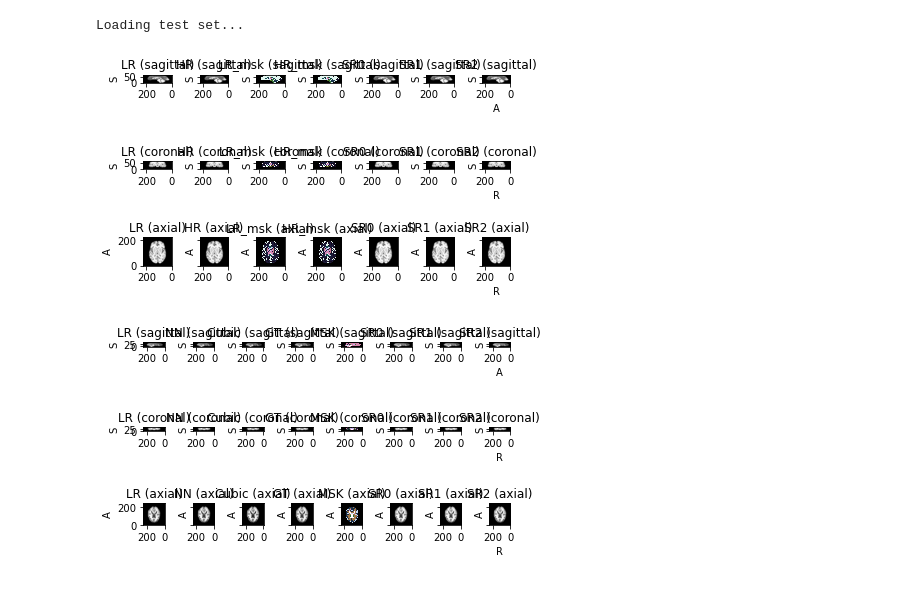
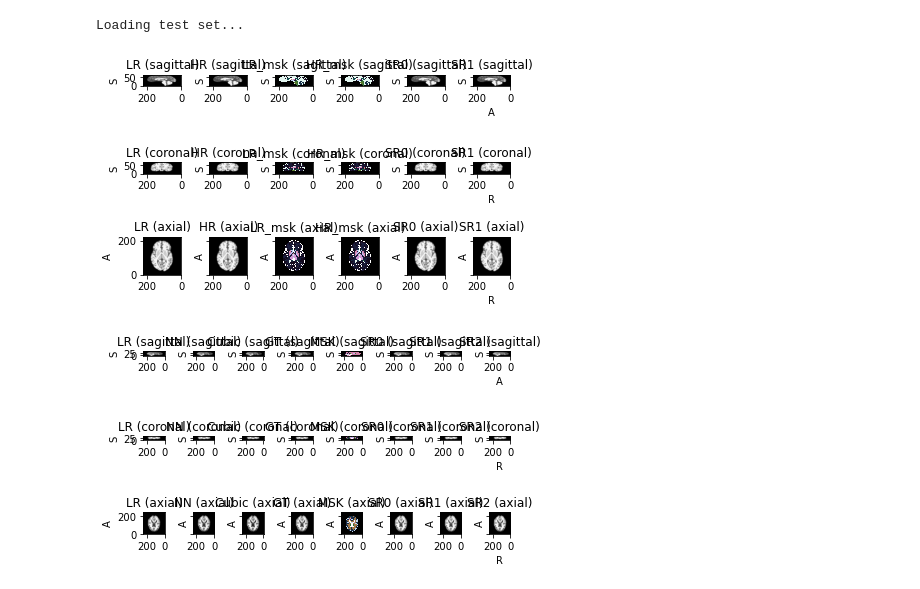
Before and after one commit to rienboonstoppel/SRGan, a Jupyter notebook: predict_multiple_ckpt.ipynb, the cells around one changed output. Saved outputs shown, nothing was run; the diff lists cells and outputs as text; code cells hidden in the pictures.

```diff
--- a/predict_multiple_ckpt.ipynb
+++ b/predict_multiple_ckpt.ipynb
@@ -67,7 +70,7 @@ test_set_real = tio.SubjectsDataset(
 Loading real dataset...
 # %%
 test_subjects = data_split('test',
-                           patients_frac=1,
+                           patients_frac=.5,
                            datasource='2mm_1mm',
                            numslices=None)
 # test_subjects = [test_subjects[0]]
@@ -84,7 +87,7 @@ Loading test set...
 # elif source == 'real':
 #     img = real_set
 # %%
-config_gan = {
+config1 = {
     'optimizer': 'adam',
     'b1': 0.9,
     'b2': 0.5,
@@ -106,7 +109,7 @@ config_gan = {
 root = '/mnt/beta/djboonstoppel/Code'
 exp_name = 'baseline_gan'
 version = 0
-epoch = 68
+epoch = 13
 ckpt_fname = '{}-checkpoint-epoch={}.ckpt'.format(exp_name, epoch)
-path_gan = os.path.join(root, 'log', exp_name, 'version_{}'.format(version), ckpt_fname)
+path1 = os.path.join(root, 'log', exp_name, 'version_{}'.format(version), ckpt_fname)
 # %%
@@ -294,15 +278,17 @@ def get_scores(real, gen):
     ssim = SSIM(real.squeeze(), gen.squeeze(), gaussian_weights=True, sigma=1.5, use_sample_covariance=False)
     nrmse = NRMSE(real, gen)
     return ncc, ssim, nrmse
+# %%
+batch_size = 16
+patch_size = (64,64)
+ovl_perc = (.5,.5)
+overlap, nr_patches = calculate_overlap(test_set_sim[0]['LR'], patch_size, ovl_perc)
+
+configs = [config1, config2]#, config3]
+paths = [path1, path2]#, path3]
+gan = [True, True]#, True]
+generators = [generator, generator]#, generator]
 # %%
-batch_size = 16
-patch_size = (64,64)
-ovl_perc = (.5,.5)
-overlap, nr_patches = calculate_overlap(test_set_sim[0]['LR'], patch_size, ovl_perc)
-
-configs = [config_bep, config_content, config_gan]
-paths = [path_bep, path_content, path_gan]
-gan = [False, False, True]
 test_subjects_new_sim = []
 for subject in tqdm(test_set_sim):
     grid_sampler = tio.inference.GridSampler(
@@ -318,36 +304,36 @@ for subject in tqdm(test_set_sim):
     for i in range(len(paths)):
         if gan[i]:
             model = LitTrainer_gan.load_from_checkpoint(
-                netG=generator,
+                netG=generators[i],
                 netF=feature_extractor,
                 netD=discriminator,
                 checkpoint_path=paths[i],
                 config=configs[i]
             )
         else:
             model = LitTrainer_org.load_from_checkpoint(
-                netG=generator,
+                netG=generators[i],
                 netF=feature_extractor,
                 checkpoint_path=paths[i],
                 config=configs[i]
             )
 
         model.to(device)
         model.eval()
 
         aggregator = tio.inference.GridAggregator(grid_sampler)#, overlap_mode='average')
         with torch.no_grad():
             for patches_batch in patch_loader:
                 imgs_lr, imgs_hr = patches_batch['LR'][tio.DATA].squeeze(4), patches_batch['HR'][tio.DATA].squeeze(4)
                 gen_hr = model(imgs_lr.to(device)).unsqueeze(4)
                 locations = patches_batch[tio.LOCATION]
                 aggregator.add_batch(gen_hr, locations)
 
         foreground = aggregator.get_output_tensor()
         generated = tio.ScalarImage(tensor=foreground)
         subject.add_image(generated, 'SR'+str(i))
     test_subjects_new_sim.append(subject)
 test_subjects_new_sim[0].plot()
 # %% [output]
-[figure, old version]
+[figure, new version]
 # %%
```
Also changed, not shown: parts of 13 cells of this notebook, 5 other files.
